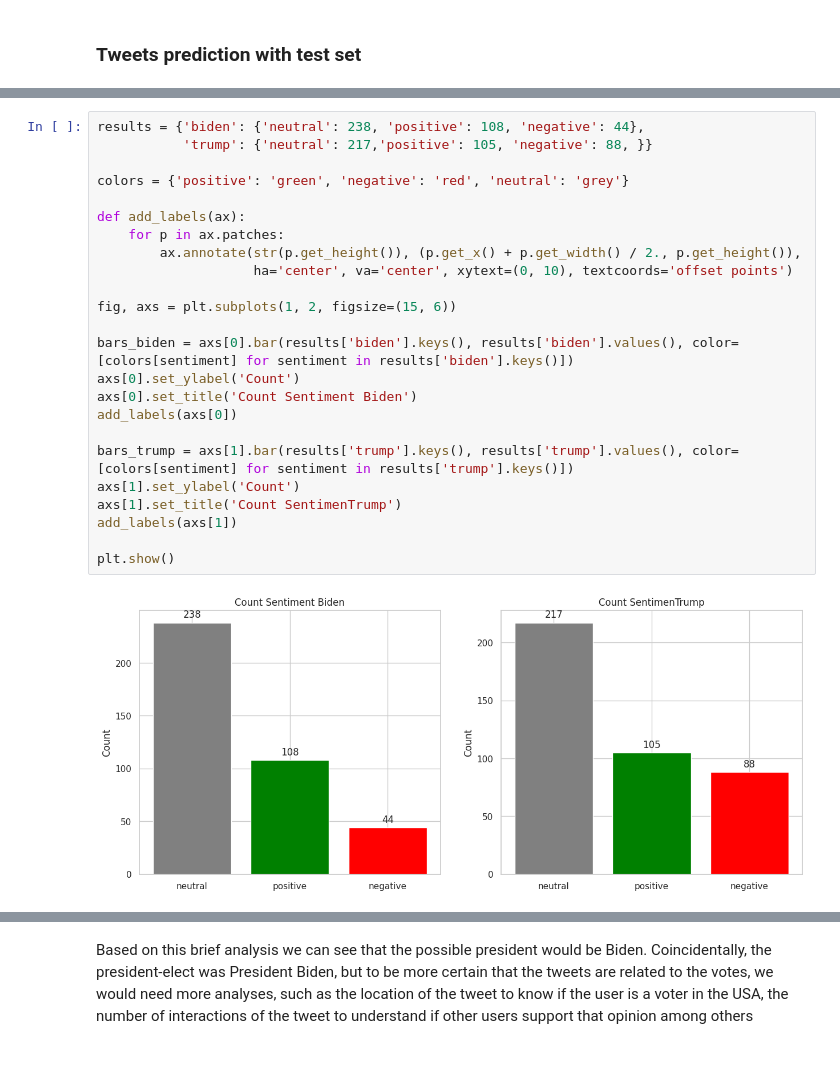
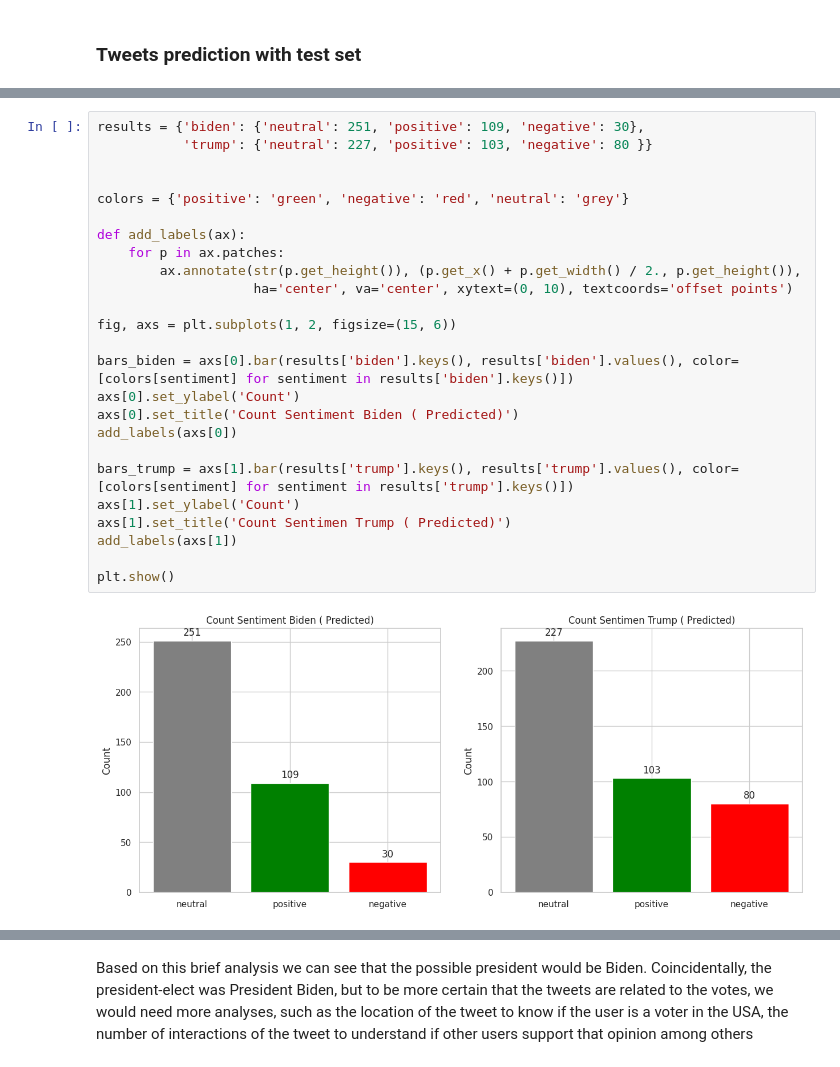
Before and after one commit to PKpacheco/final_project_neural_networks, a Jupyter notebook: Paola_Pacheco_Final_project_NN.ipynb, the cells around one changed output, grey strips where cells are left out. Cells and saved outputs as stored; diff of their text form.

```diff
--- a/Paola_Pacheco_Final_project_NN.ipynb
+++ b/Paola_Pacheco_Final_project_NN.ipynb
@@ -1449,26 +1495,27 @@ print(candidate_label_summary)
 # %%
-results = {'biden': {'neutral': 238, 'positive': 108, 'negative': 44},
-           'trump': {'neutral': 217,'positive': 105, 'negative': 88, }}
+results = {'biden': {'neutral': 251, 'positive': 109, 'negative': 30},
+           'trump': {'neutral': 227, 'positive': 103, 'negative': 80 }}
+
 
 colors = {'positive': 'green', 'negative': 'red', 'neutral': 'grey'}
 
 def add_labels(ax):
     for p in ax.patches:
         ax.annotate(str(p.get_height()), (p.get_x() + p.get_width() / 2., p.get_height()),
                     ha='center', va='center', xytext=(0, 10), textcoords='offset points')
 
 fig, axs = plt.subplots(1, 2, figsize=(15, 6))
 
 bars_biden = axs[0].bar(results['biden'].keys(), results['biden'].values(), color=[colors[sentiment] for sentiment in results['biden'].keys()])
 axs[0].set_ylabel('Count')
-axs[0].set_title('Count Sentiment Biden')
+axs[0].set_title('Count Sentiment Biden ( Predicted)')
 add_labels(axs[0])
 
 bars_trump = axs[1].bar(results['trump'].keys(), results['trump'].values(), color=[colors[sentiment] for sentiment in results['trump'].keys()])
 axs[1].set_ylabel('Count')
-axs[1].set_title('Count SentimenTrump')
+axs[1].set_title('Count Sentimen Trump ( Predicted)')
 add_labels(axs[1])
 
 plt.show()
 # %% [output]
-[figure, old version]
+[figure, new version]
```
Also changed, not shown: parts of 49 cells of this notebook.
